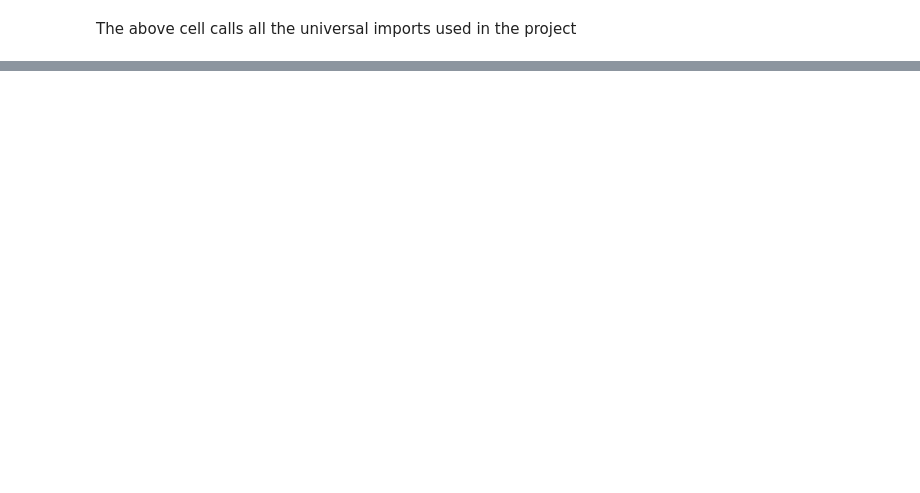
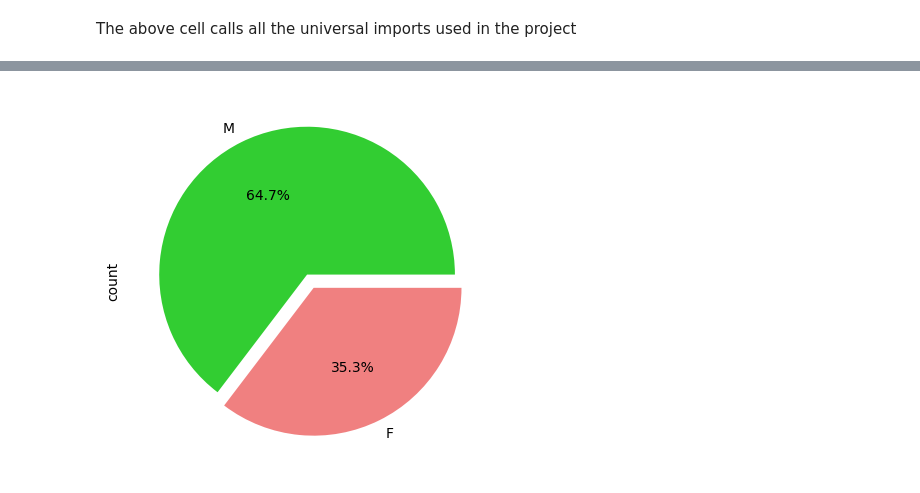
Before and after one commit to karthiks061992/campus-placements, a Jupyter notebook: placements.ipynb, the cells around one changed output, grey strips where cells are left out. Drawn from its saved outputs; the diff is of its cells as text; code cells hidden in the pictures; blank space fills up the shorter version.

```diff
--- a/placements.ipynb
+++ b/placements.ipynb
@@ -11,0 +161,4 @@ FileNotFoundError: [Errno 2] No such file or directory: '/kaggle/input/factors-a
+# %%
+# Adding the status variable in numerical format for better visualization
+#Dependent variable
+df['Status'] = df['status'].replace({'Placed': 1, 'Not Placed' : 0})
@@ -11,0 +172,7 @@ FileNotFoundError: [Errno 2] No such file or directory: '/kaggle/input/factors-a
+# %%
+# Gender Distribution
+#Gender distribution plot shows the total distribution of men and women over the entire dataset
+df['gender'].value_counts().plot(kind='pie', autopct='%0.1f%%', explode=(0.05,0.05), colors=['limegreen','lightcoral'])
+plt.show()
+# %% [output]
+[figure, added]
```
Also changed, not shown: parts of 53 cells of this notebook.
